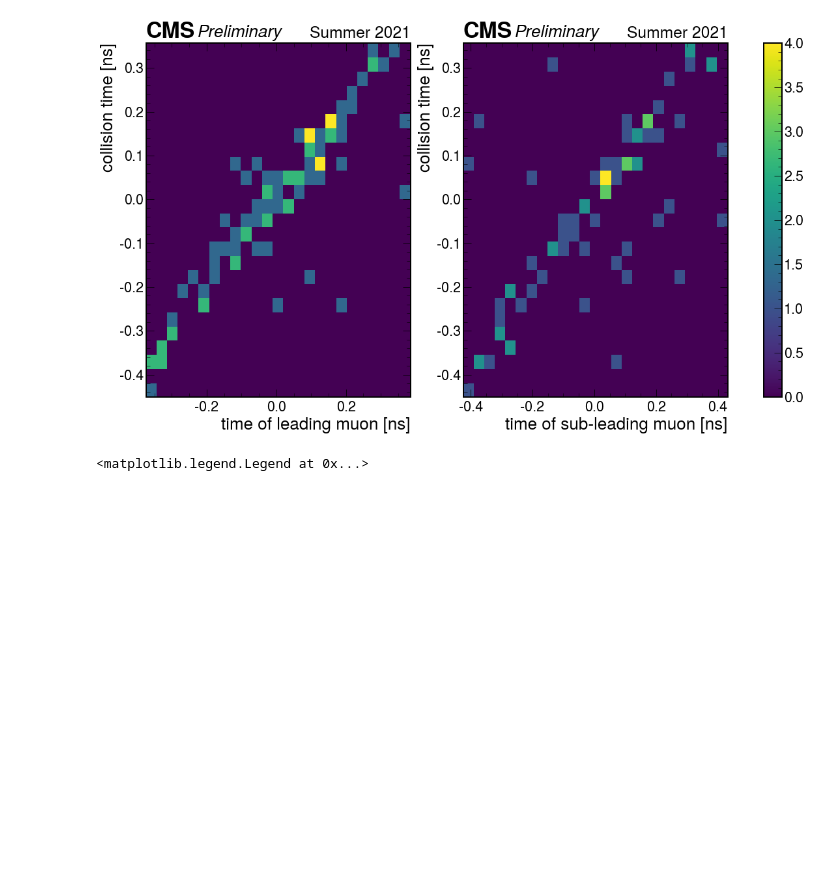
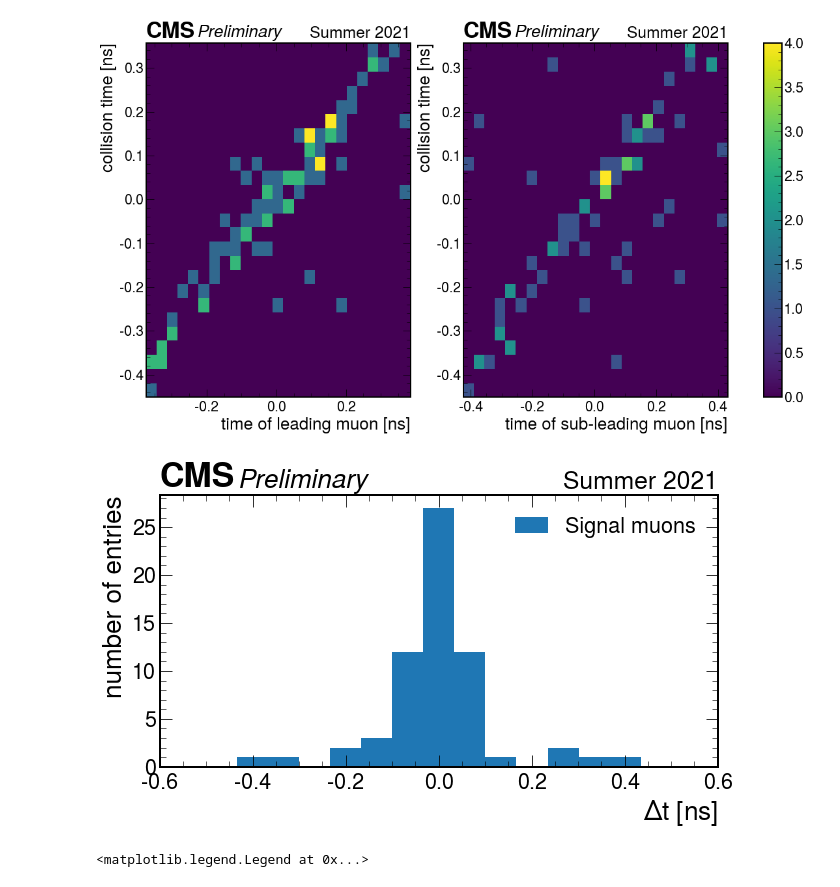
Before and after one commit to jloemker/SWAN, a Jupyter notebook: Analysis_notebook.ipynb, the cells around one changed output. Drawn from its saved outputs; the diff is of its cells as text; code cells hidden in the pictures; blank space fills up the shorter version.

```diff
--- a/Analysis_notebook.ipynb
+++ b/Analysis_notebook.ipynb
@@ -201,6 +203,7 @@ for k in ['pt','eta','phi','m','t','vz']:
 
 # add  info for di-muon invariant mass
 data['mll']=np.zeros(N)
+data['mav_t'] = np.zeros(N)
 data['evt_t0']=np.zeros(N)
 data['4D_t']=np.zeros(N)
 data['4D_z']=np.zeros(N)
@@ -238,6 +241,7 @@ for i in tqdm(range(N)):
     mu1=ROOT.Math.PtEtaPhiMVector(data['mu1_pt'][i], data['mu1_phi'][i], data['mu1_eta'][i], data['mu1_m'][i])
     mu2=ROOT.Math.PtEtaPhiMVector(data['mu2_pt'][i], data['mu2_phi'][i], data['mu2_eta'][i], data['mu2_m'][i])
     data['mll'][i] = (mu1+mu2).M()
+    data['mav_t'] = (data['mu1_t'] + data['mu2_t'])/2
 
     #add event info variables:
     #print(ev.genvtx_t0)
@@ -289,6 +293,23 @@ for i in range(2): hep.cms.label(llabel="Preliminary", rlabel="Summer 2021", ax=
 #plt.savefig('Analyse/dimuon_analysis_time_correlation2.png')
 # %% [output]
 [figure]
+# %%
+#mask_1 = analysis['mu1_t']>-80
+#mask_2 = >-80
+
+data = analysis['mu1_t'] -analysis['mu2_t']
+
+bins = np.linspace(-10,10,300)
+#print(val)
+f, ax = plt.subplots(figsize=(10,5))
+plt.hist(data, bins,label='Signal muons')
+hep.cms.label(llabel="Preliminary", rlabel="Summer 2021", ax=ax)
+ax.legend();
+ax.set(xlabel=r'$\Delta$t [ns]', ylabel='number of entries')
+plt.xlim(-0.6,0.6)
+#plt.savefig('AnalyseW2/mu1_mu2_difft.png',bbox_inches='tight')
+# %% [output]
+[figure, added]
 # %%
 recontsructed_time_resolution1 = analysis[mask_muon1_measured_time]['mu1_t'].values - analysis[mask_muon1_measured_time]['evt_t0'].values
 recontsructed_time_resolution2 = analysis[mask_muon2_measured_time]['mu2_t'].values - analysis[mask_muon2_measured_time]['evt_t0'].values
```
Also changed, not shown: parts of 12 cells of this notebook, 1 other file.
